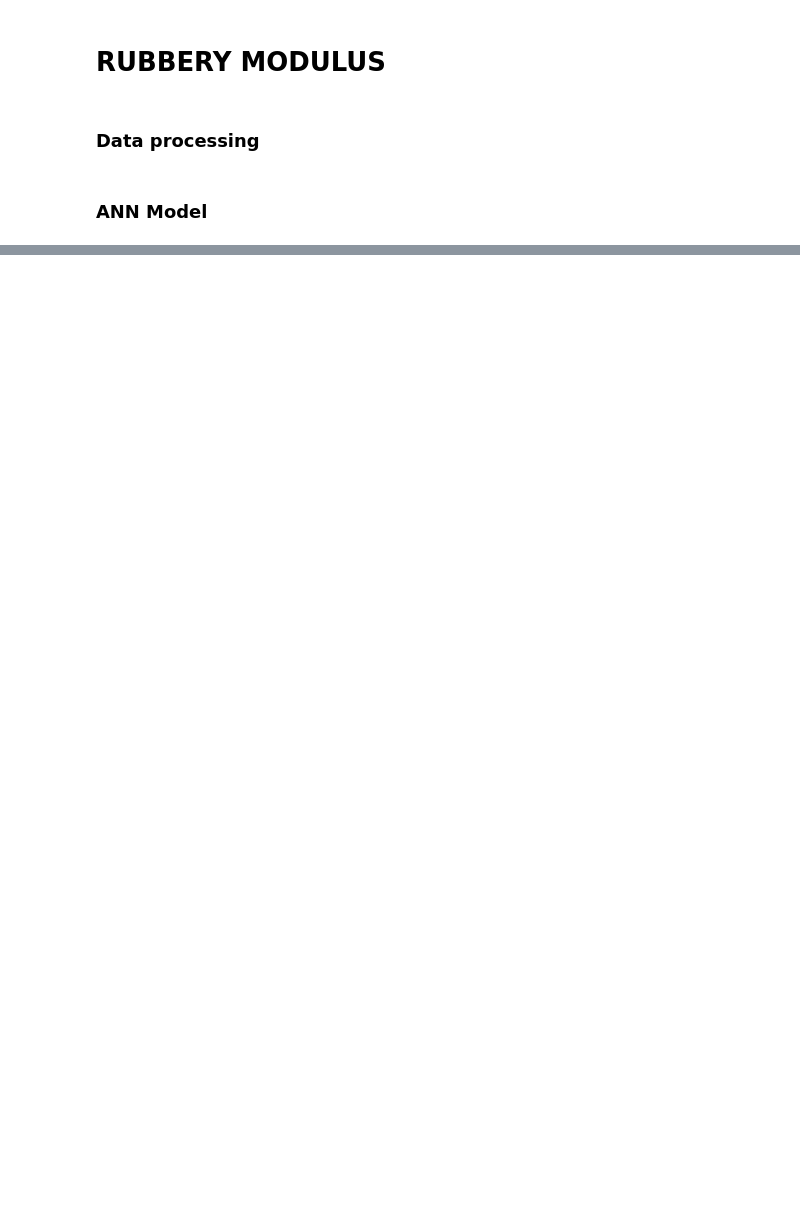
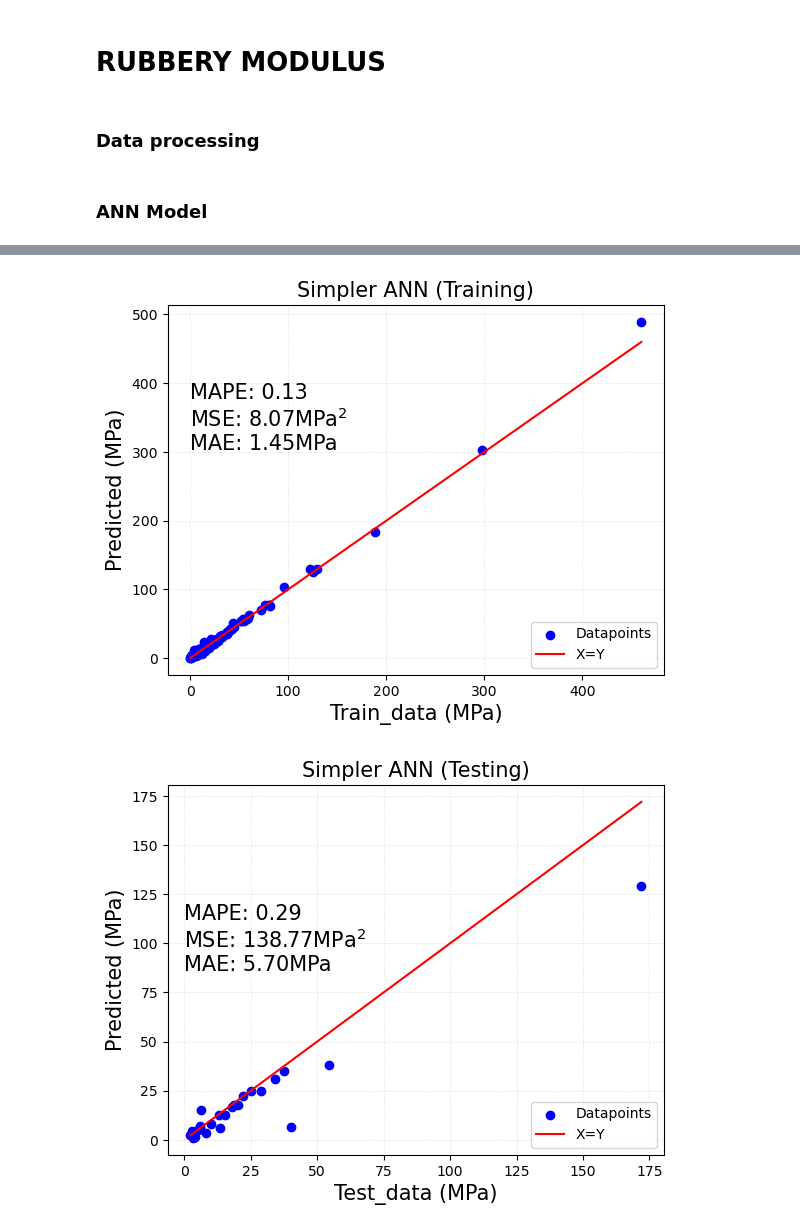
Before and after one commit to aa-agyaps/01-Research, a Jupyter notebook: 02-Methods/Rubbery_modulus.ipynb, the cells around one changed output, grey strips where cells are left out. Saved outputs shown, nothing was run; the diff lists cells and outputs as text; code cells hidden in the pictures; blank space fills up the shorter version.

```diff
--- a/02-Methods/Rubbery_modulus.ipynb
+++ b/02-Methods/Rubbery_modulus.ipynb
@@ -175,0 +188,77 @@ Epoch 6/1000
+# %%
+import numpy as np
+import tensorflow as tf
+from tensorflow import keras
+from sklearn.model_selection import train_test_split
+from sklearn.metrics import mean_absolute_percentage_error, mean_squared_error, mean_absolute_error
+import matplotlib.pyplot as plt
+
+# Assuming you have your data loaded as X_train, y_train, X_test, y_test
+
+# Reduce Model Complexity
+learning_rate = 0.01
+optimizer = tf.keras.optimizers.Adam(learning_rate=learning_rate)
+
+# Define the simpler ANN model
+model = tf.keras.Sequential([
+    tf.keras.layers.Dense(32, activation='relu', input_shape=(X_train.shape[1],)),
+    tf.keras.layers.Dense(16, activation='relu'),
+    tf.keras.layers.Dense(1)
+])
+
+# Compile the model
+model.compile(loss='mae', optimizer=optimizer, metrics=['mape'])
+
+# Train the model
+history = model.fit(X_train, y_train, epochs=500, batch_size=32, validation_data=(X_test, y_test))
+
+# ... (Prediction and evaluation code)
+
+# Predict on the test set
+predicted_values = model.predict(X_test)
+
+y_train_pred = model.predict(X_train)
+y_test_pred = model.predict(X_test)
+
+# Calculate the error
+MAPE_train = mean_absolute_percentage_error(y_train, y_train_pred)
+MAPE_test = mean_absolute_percentage_error(y_test, y_test_pred)
+
+MSE_train = mean_squared_error(y_train, y_train_pred)
+MSE_test= mean_squared_error(y_test, y_test_pred)
+
+MAE_train = mean_absolute_error(y_train, y_train_pred)
+MAE_test= mean_absolute_error(y_test, y_test_pred)
+
+# Plot actual and predicted values for training set
+plt.scatter(y_train, y_train_pred, color='b', label='Datapoints')
+plt.plot([min(y_train), max(y_train)], [min(y_train), max(y_train)], color='r', label='X=Y')
+plt.xlabel('Train_data (MPa)', fontsize=15)
+plt.ylabel('Predicted (MPa)', fontsize=15)
+plt.grid(True, which='both', linestyle='dotted', linewidth=0.4, alpha=0.7)
+plt.text(0,
+        500,
+        f"MAPE: {MAPE_train:.2f}\nMSE: {MSE_train:.2f}MPa$^2$\nMAE: {MAE_train:.2f}MPa",
+        ha="left",
+        va="top",
+        fontsize=15,)
+plt.legend(loc='lower right')
+plt.title('Simpler ANN (Training)', fontsize=15)
+plt.show()
+
+# Plot actual and predicted values for testing set
+plt.scatter(y_test, y_test_pred, color='b', label='Datapoints')
+plt.plot([min(y_test), max(y_test)], [min(y_test), max(y_test)], color='r', label='X=Y')
+plt.xlabel('Test_data (MPa)', fontsize=15)
+plt.ylabel('Predicted (MPa)', fontsize=15)
+plt.text(0,
+        120,
+        f"MAPE: {MAPE_test:.2f}\nMSE: {MSE_test:.2f}MPa$^2$\nMAE: {MAE_test:.2f}MPa",
+        ha="left",
+        va="top",
+        fontsize=15,)
+plt.grid(True, which='both', linestyle='dotted', linewidth=0.4, alpha=0.7)
+plt.legend(loc='lower right')
+plt.title('Simpler ANN (Testing)', fontsize=15)
+plt.show()
+# %% [output]
@@ -175,0 +282,2 @@ Epoch 6/1000
+[figure, added]
+[figure, added]
```
Also changed, not shown: parts of 11 cells of this notebook, 7 other files.
